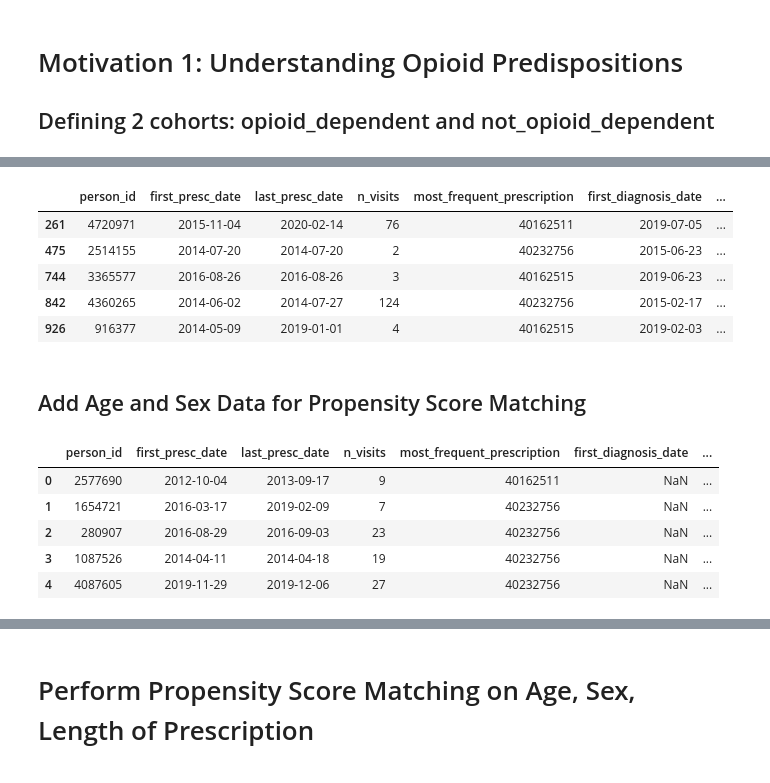
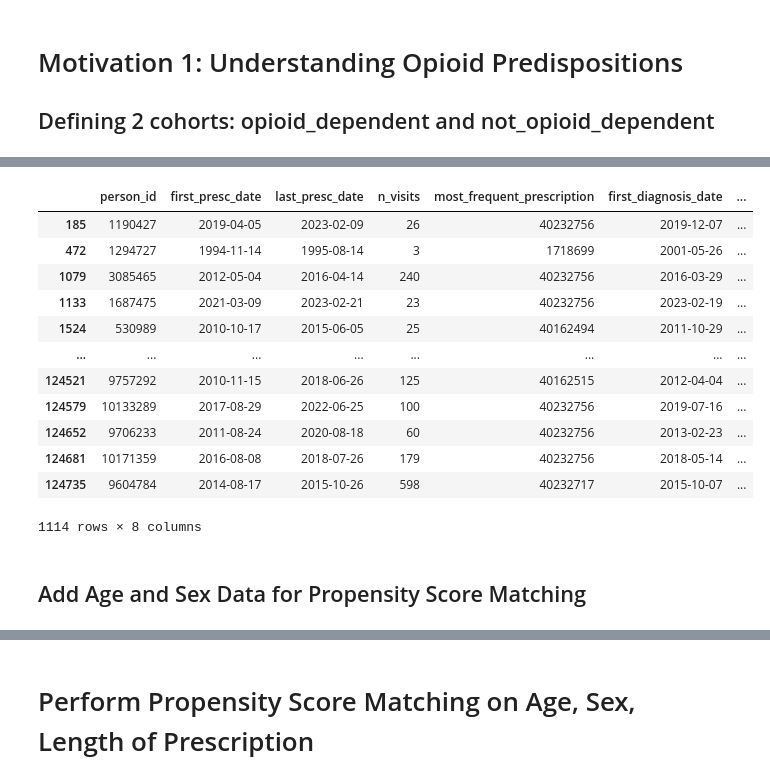
Before and after one commit to sanjayontheweb/SergioRotation, a Jupyter notebook: AddictionEHRQuery.ipynb, the cells around one changed output, grey strips where cells are left out. Cells and saved outputs as stored; diff of their text form; code cells hidden in the pictures.

```diff
--- a/AddictionEHRQuery.ipynb
+++ b/AddictionEHRQuery.ipynb
@@ -294,9 +317,16 @@ not_op_addicted.head(5)
 # %%
-op_addicted.head(5)
+op_addicted
 # %% [output]
 |  | person_id | first_presc_date | last_presc_date | n_visits | most_frequent_prescription | first_diagnosis_date | ... |
-| 261 | 4720971 | 2015-11-04 | 2020-02-14 | 76 | 40162511 | 2019-07-05 | ... |
-| 475 | 2514155 | 2014-07-20 | 2014-07-20 | 2 | 40232756 | 2015-06-23 | ... |
-| 744 | 3365577 | 2016-08-26 | 2016-08-26 | 3 | 40162515 | 2019-06-23 | ... |
-| 842 | 4360265 | 2014-06-02 | 2014-07-27 | 124 | 40232756 | 2015-02-17 | ... |
-| 926 | 916377 | 2014-05-09 | 2019-01-01 | 4 | 40162515 | 2019-02-03 | ... |
+| 185 | 1190427 | 2019-04-05 | 2023-02-09 | 26 | 40232756 | 2019-12-07 | ... |
+| 472 | 1294727 | 1994-11-14 | 1995-08-14 | 3 | 1718699 | 2001-05-26 | ... |
+| 1079 | 3085465 | 2012-05-04 | 2016-04-14 | 240 | 40232756 | 2016-03-29 | ... |
+| 1133 | 1687475 | 2021-03-09 | 2023-02-21 | 23 | 40232756 | 2023-02-19 | ... |
+| 1524 | 530989 | 2010-10-17 | 2015-06-05 | 25 | 40162494 | 2011-10-29 | ... |
+| ... | ... | ... | ... | ... | ... | ... | ... |
+| 124521 | 9757292 | 2010-11-15 | 2018-06-26 | 125 | 40162515 | 2012-04-04 | ... |
+| 124579 | 10133289 | 2017-08-29 | 2022-06-25 | 100 | 40232756 | 2019-07-16 | ... |
+| 124652 | 9706233 | 2011-08-24 | 2020-08-18 | 60 | 40232756 | 2013-02-23 | ... |
+| 124681 | 10171359 | 2016-08-08 | 2018-07-26 | 179 | 40232756 | 2018-05-14 | ... |
+| 124735 | 9604784 | 2014-08-17 | 2015-10-26 | 598 | 40232717 | 2015-10-07 | ... |
+1114 rows × 8 columns
@@ -373,12 +406,3 @@ FROM
 """
 
 not_op_addicted = not_op_addicted.merge(get_data(sql_conn, n_op_bio_query), on = 'person_id', how = 'left')
-# %%
-not_op_addicted.head()
-# %% [output]
-|  | person_id | first_presc_date | last_presc_date | n_visits | most_frequent_prescription | first_diagnosis_date | ... |
-| 0 | 2577690 | 2012-10-04 | 2013-09-17 | 9 | 40162511 | NaN | ... |
-| 1 | 1654721 | 2016-03-17 | 2019-02-09 | 7 | 40232756 | NaN | ... |
-| 2 | 280907 | 2016-08-29 | 2016-09-03 | 23 | 40232756 | NaN | ... |
-| 3 | 1087526 | 2014-04-11 | 2014-04-18 | 19 | 40232756 | NaN | ... |
-| 4 | 4087605 | 2019-11-29 | 2019-12-06 | 27 | 40232756 | NaN | ... |
```
Also changed, not shown: parts of 35 cells of this notebook, 7 other files.
